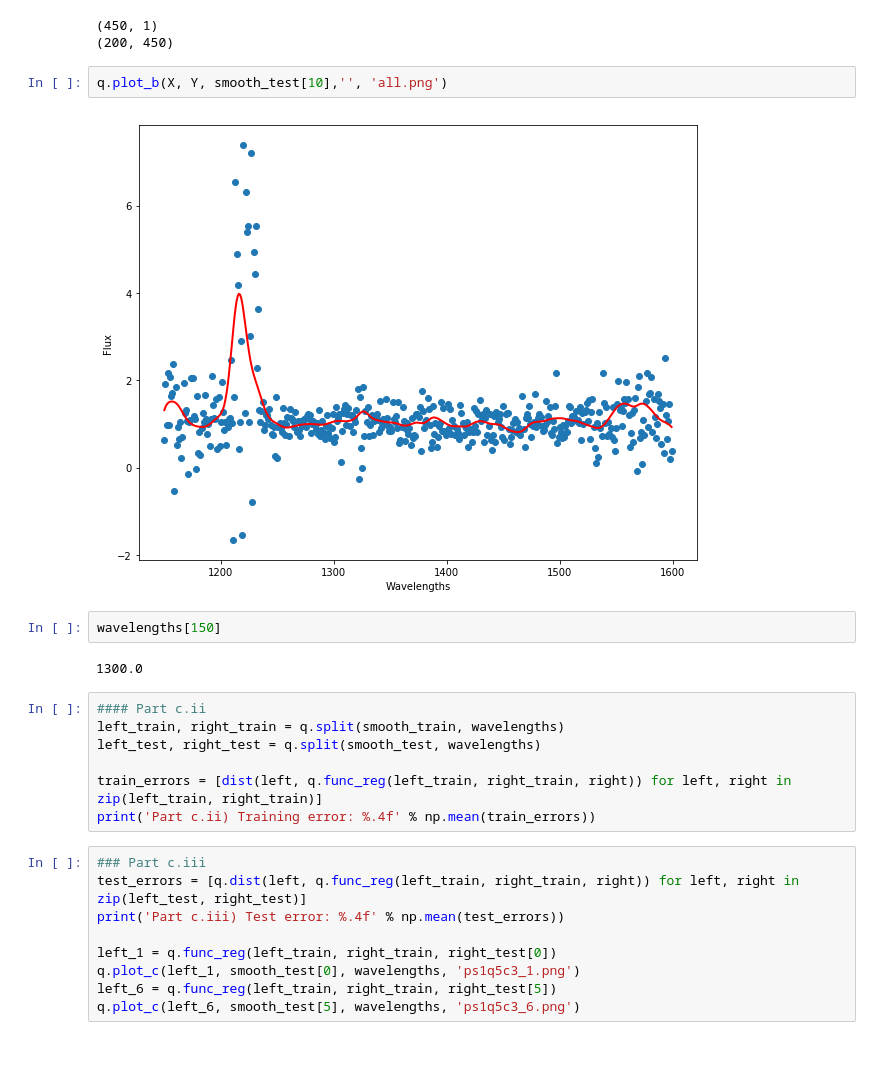
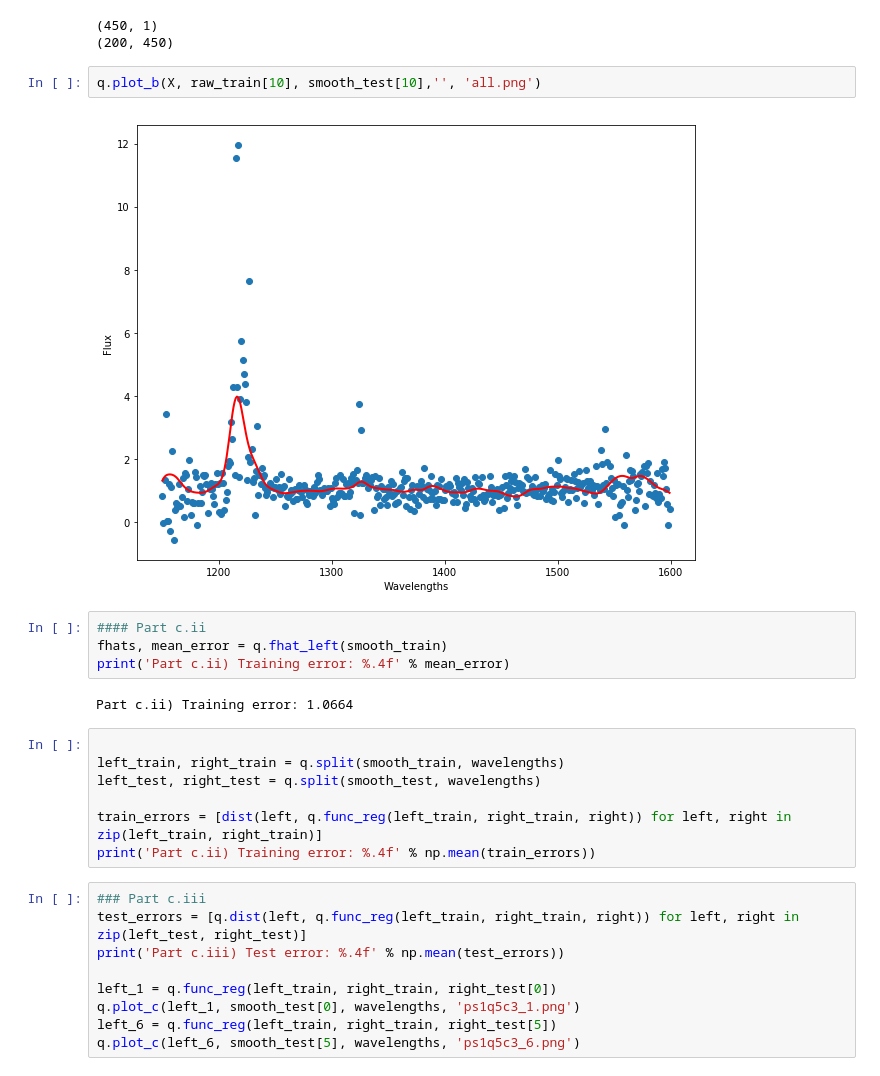
Before and after one commit to christydennison/cs229, a Jupyter notebook: pset1.5.ipynb, the cells around one changed output. Saved outputs shown, nothing was run; the diff lists cells and outputs as text.

```diff
--- a/pset1.5.ipynb
+++ b/pset1.5.ipynb
@@ -130,15 +130,17 @@ smooth_train, smooth_test = [q.smooth_data(raw, X, 5) for raw in [raw_train, raw
 (450, 1)
 (200, 450)
 # %%
-q.plot_b(X, Y, smooth_test[10],'', 'all.png')
+q.plot_b(X, raw_train[10], smooth_test[10],'', 'all.png')
 # %% [output]
-[figure, old version]
+[figure, new version]
-# %%
-wavelengths[150]
-# %% [output]
-1300.0
+# %%
+#### Part c.ii
+fhats, mean_error = q.fhat_left(smooth_train)
+print('Part c.ii) Training error: %.4f' % mean_error)
+# %% [output]
+Part c.ii) Training error: 1.0664
 # %%
-#### Part c.ii
+
 left_train, right_train = q.split(smooth_train, wavelengths)
 left_test, right_test = q.split(smooth_test, wavelengths)
 
```
Also changed, not shown: 1 other file.
